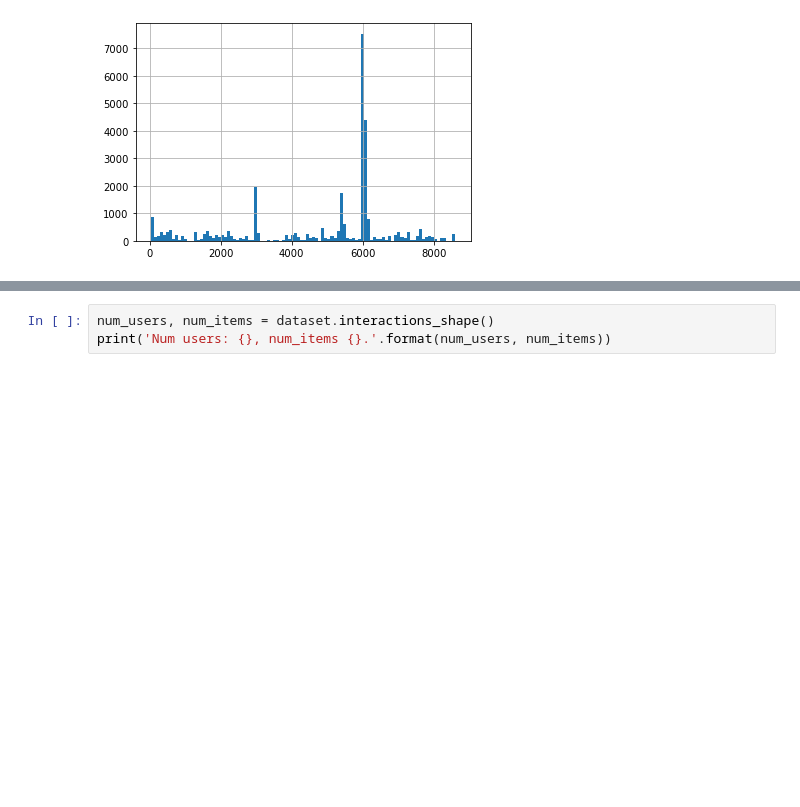
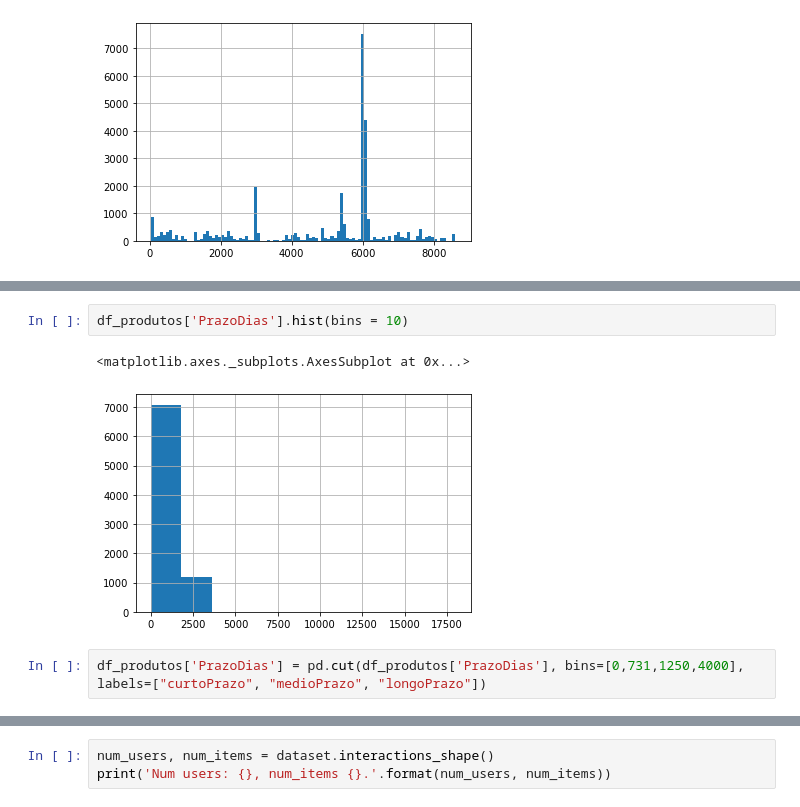
Before and after one commit to flph2/fiap_hackaton, a Jupyter notebook: notebooks/lightfm3.ipynb, the cells around one changed output, grey strips where cells are left out. Cells and saved outputs as stored; diff of their text form; blank space fills up the shorter version.

```diff
--- a/notebooks/lightfm3.ipynb
+++ b/notebooks/lightfm3.ipynb
@@ -149,0 +207,7 @@ memory usage: 221.8 KB
+# %%
+df_produtos['PrazoDias'].hist(bins = 10)
+# %% [output]
+<matplotlib.axes._subplots.AxesSubplot at 0x...>
+[figure, added]
+# %%
+df_produtos['PrazoDias'] = pd.cut(df_produtos['PrazoDias'], bins=[0,731,1250,4000], labels=["curtoPrazo", "medioPrazo", "longoPrazo"])
```
Also changed, not shown: parts of 31 cells of this notebook.
